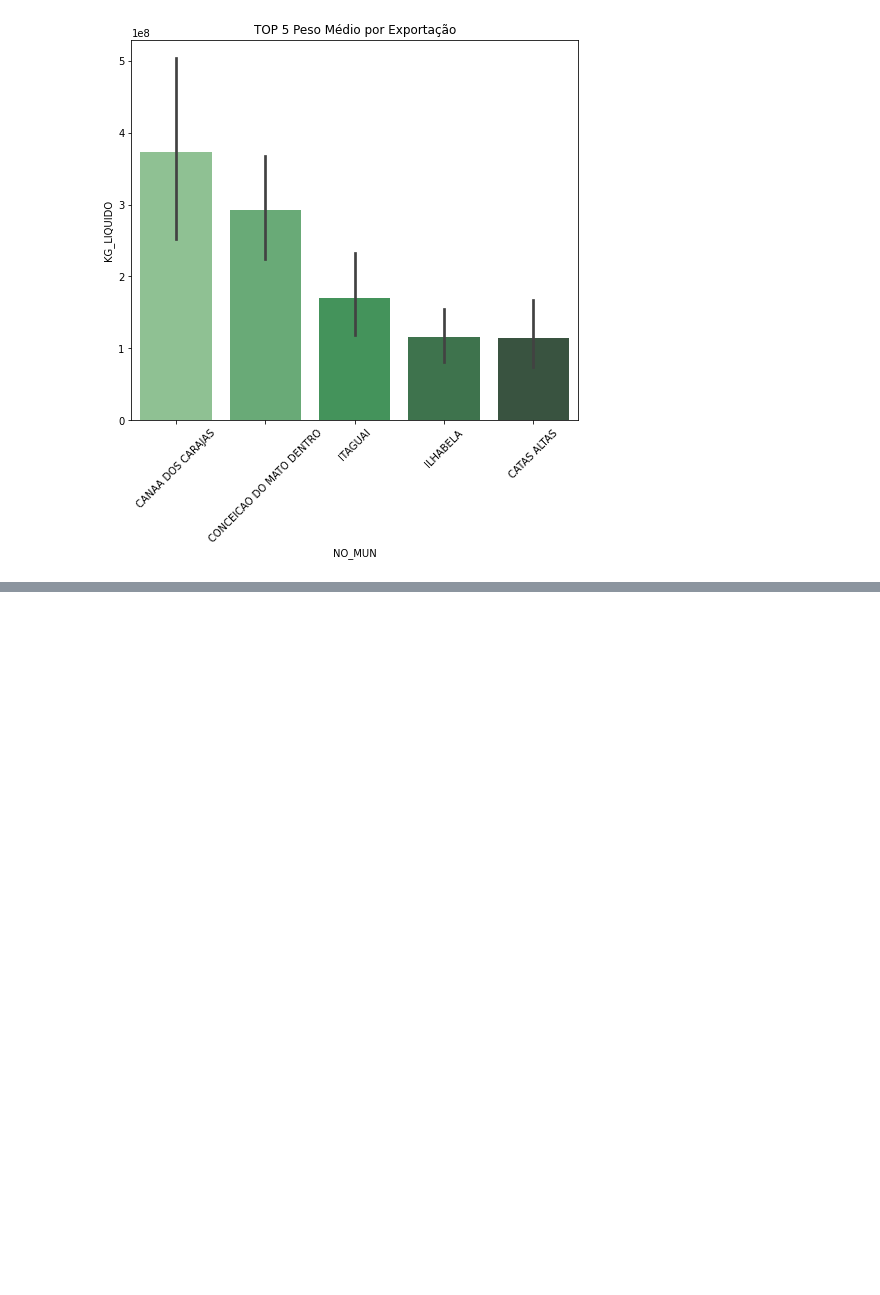
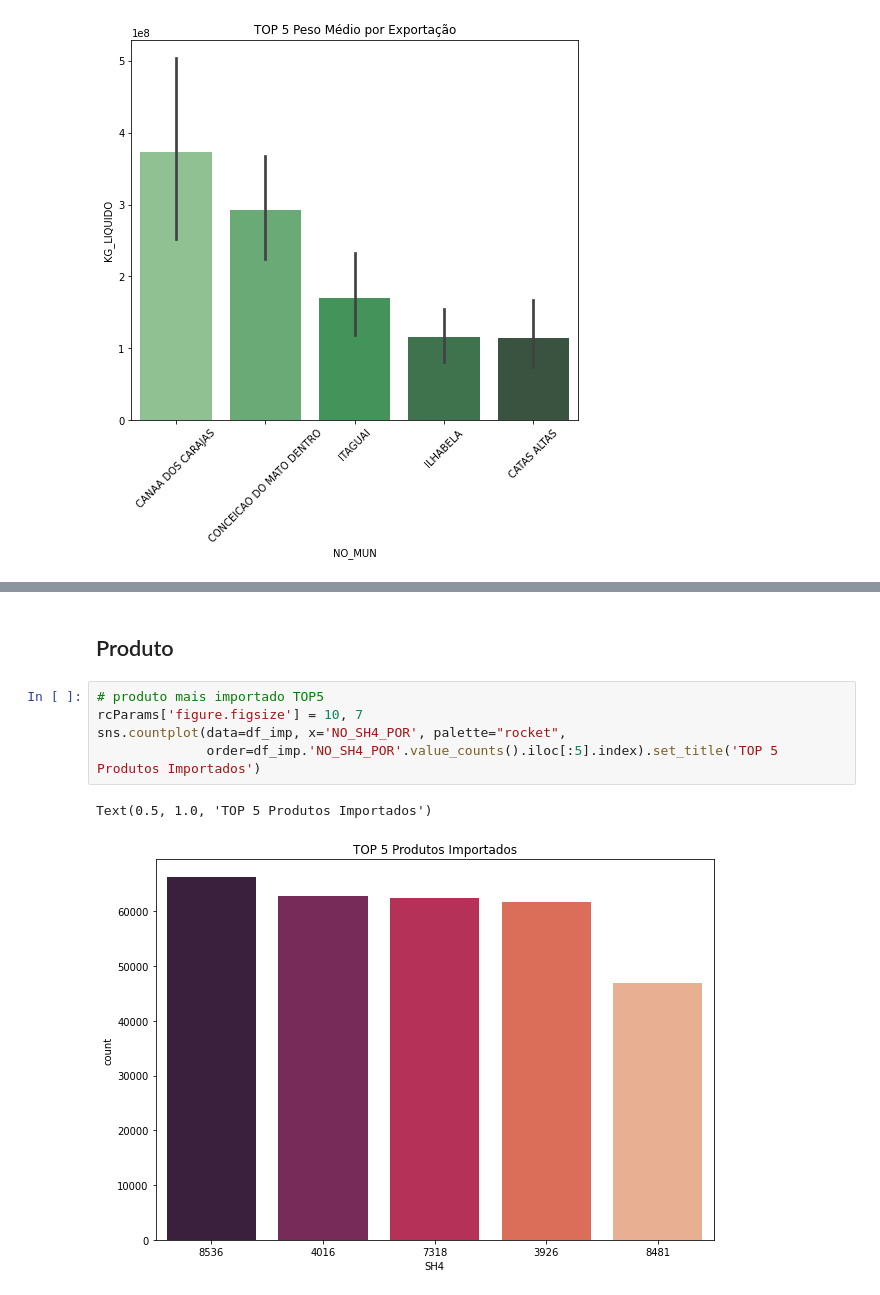
Before and after one commit to Gabrieleas10/case_FortBrasil, a Jupyter notebook: scripts/data_analysis.ipynb, the cells around one changed output, grey strips where cells are left out. Drawn from its saved outputs; the diff is of its cells as text; blank space fills up the shorter version.

```diff
--- a/scripts/data_analysis.ipynb
+++ b/scripts/data_analysis.ipynb
@@ -262,0 +351,10 @@ df_imp.head(2)
+# %% [markdown]
+## Produto
+# %%
+# produto mais importado TOP5
+rcParams['figure.figsize'] = 10, 7
+sns.countplot(data=df_imp, x='NO_SH4_POR', palette="rocket",
+              order=df_imp.'NO_SH4_POR'.value_counts().iloc[:5].index).set_title('TOP 5 Produtos Importados')
+# %% [output]
+Text(0.5, 1.0, 'TOP 5 Produtos Importados')
+[figure, added]
```
Also changed, not shown: parts of 17 cells of this notebook, 2 other files.
